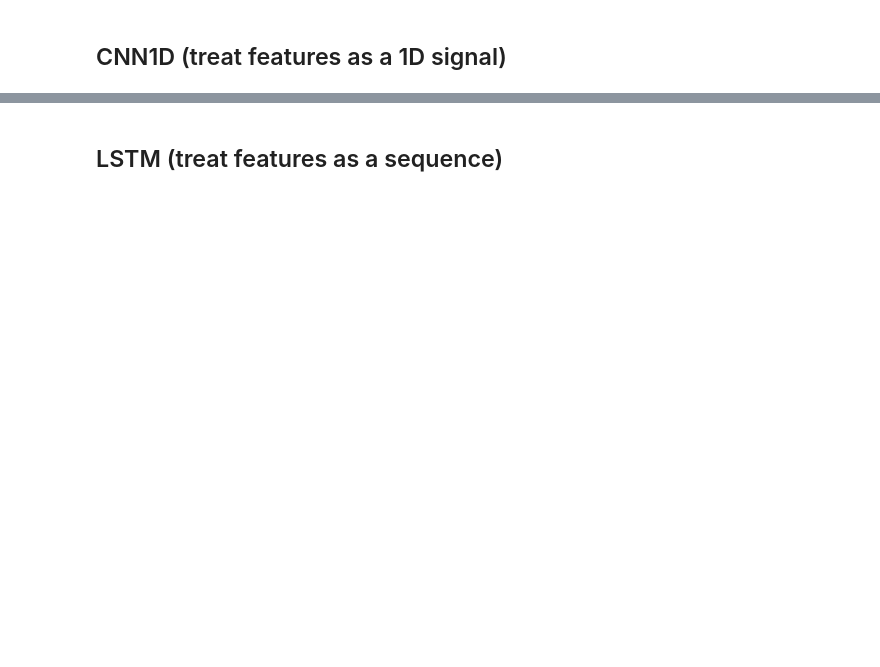
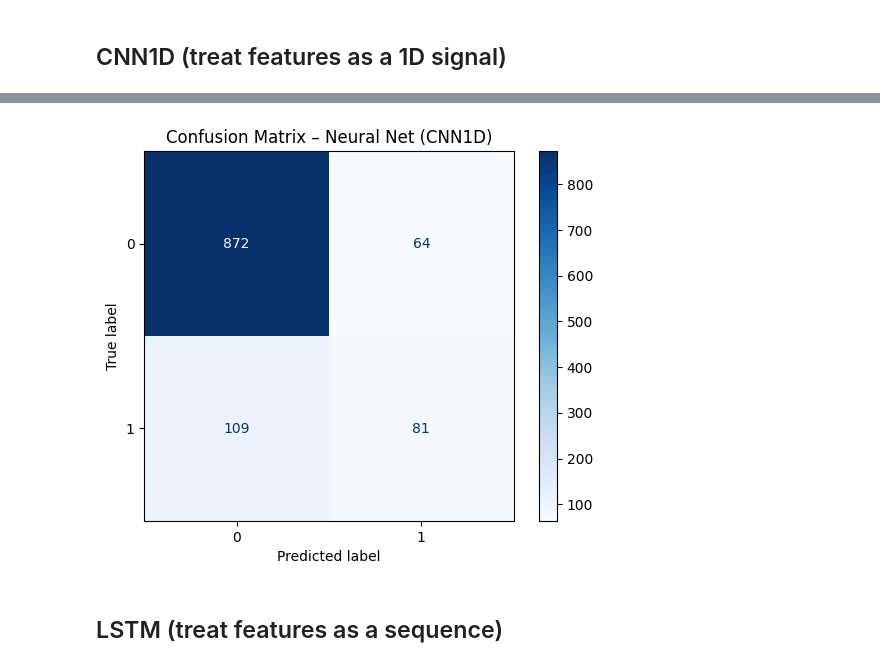
Before and after one commit to heokieee/bt4103-grp9, a Jupyter notebook: MLP-NN.ipynb, the cells around one changed output, grey strips where cells are left out. Cells and saved outputs as stored; diff of their text form; code cells hidden in the pictures; blank space fills up the shorter version.

```diff
--- a/MLP-NN.ipynb
+++ b/MLP-NN.ipynb
@@ -179,6 +238,7 @@ cnn.fit(
     verbose=1
 )
 
-evaluate_nn("Neural Net (CNN1D)", cnn, Xte_cnn, yte)
+y_proba_cnn = cnn.predict(Xte_cnn).ravel()
+add_nn_results_with_cm("Neural Net (CNN1D)", yte, y_proba_cnn, results)
 # %% [output]
 Epoch 1/50
@@ -201,3 +257,4 @@ ROC AUC: 0.7905420602789025
+[figure, added]
 # %% [markdown]
 ## LSTM (treat features as a sequence)
 # %%
```
Also changed, not shown: parts of 6 cells of this notebook.
